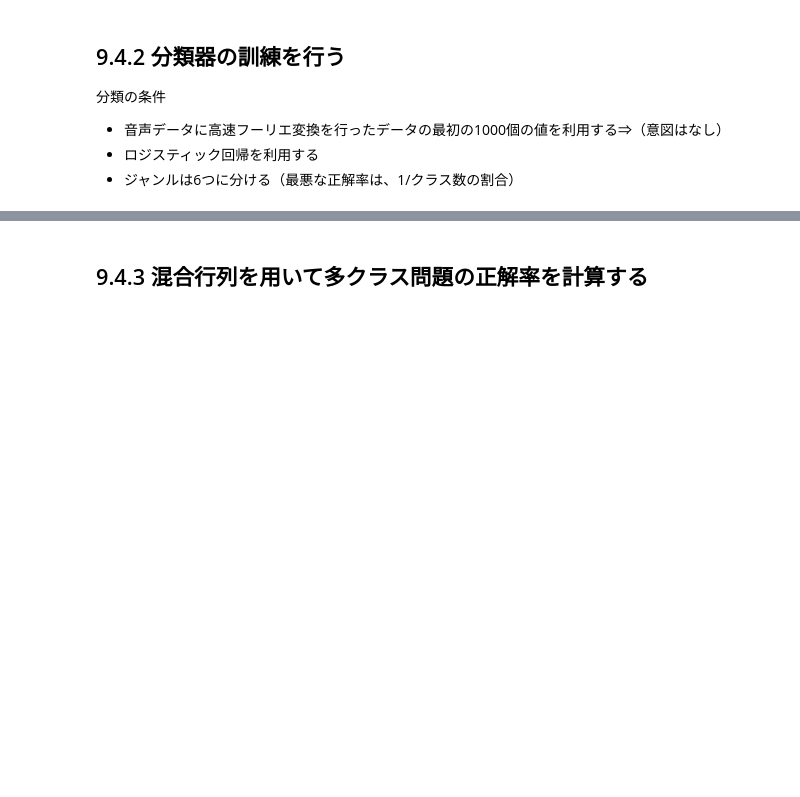
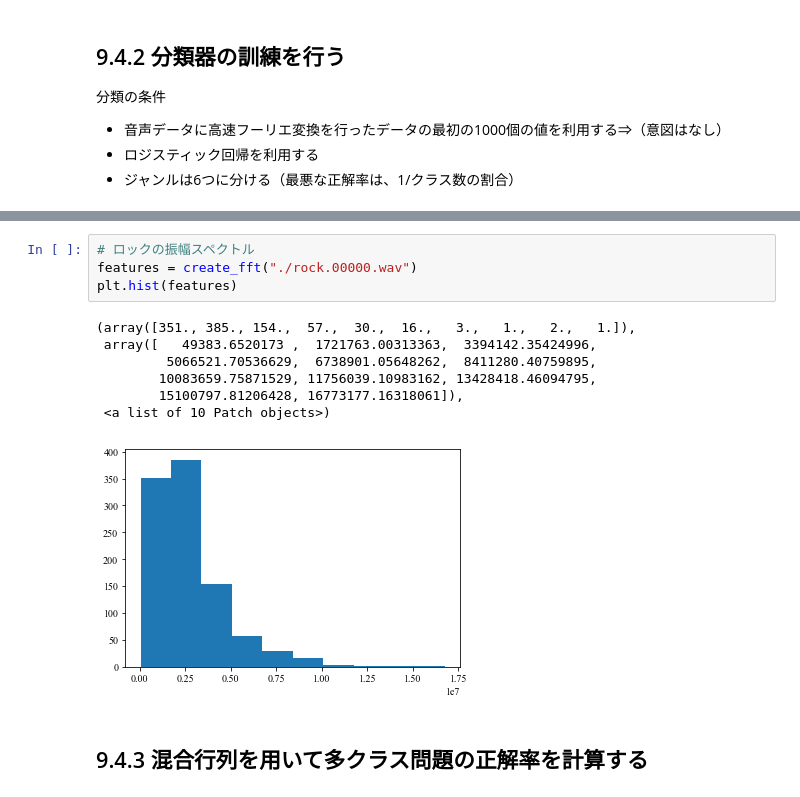
Before and after one commit to dandan611/BuildingMachineLearningSystemsWithPython, a Jupyter notebook: chapter_9/chapter_9.ipynb, the cells around one changed output, grey strips where cells are left out. Drawn from its saved outputs; the diff is of its cells as text; blank space fills up the shorter version.

```diff
--- a/chapter_9/chapter_9.ipynb
+++ b/chapter_9/chapter_9.ipynb
@@ -122,3 +143,15 @@ plt.show()
+# %%
+# ロックの振幅スペクトル
+features = create_fft("./rock.00000.wav")
+plt.hist(features)
+# %% [output]
+(array([351., 385., 154.,  57.,  30.,  16.,   3.,   1.,   2.,   1.]),
+ array([   49383.6520173 ,  1721763.00313363,  3394142.35424996,
+         5066521.70536629,  6738901.05648262,  8411280.40759895,
+        10083659.75871529, 11756039.10983162, 13428418.46094795,
+        15100797.81206428, 16773177.16318061]),
+ <a list of 10 Patch objects>)
+[figure, added]
 # %% [markdown]
 ## 9.4.3 混合行列を用いて多クラス問題の正解率を計算する
 # %%
```
Also changed, not shown: parts of 2 cells of this notebook, 1 other file.
